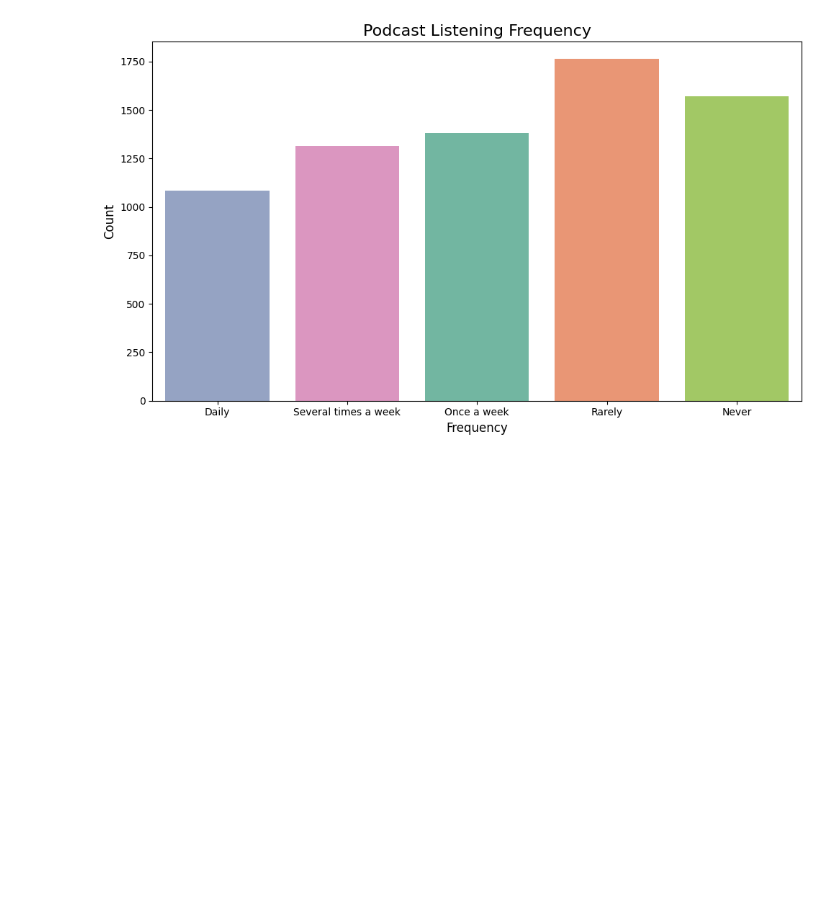
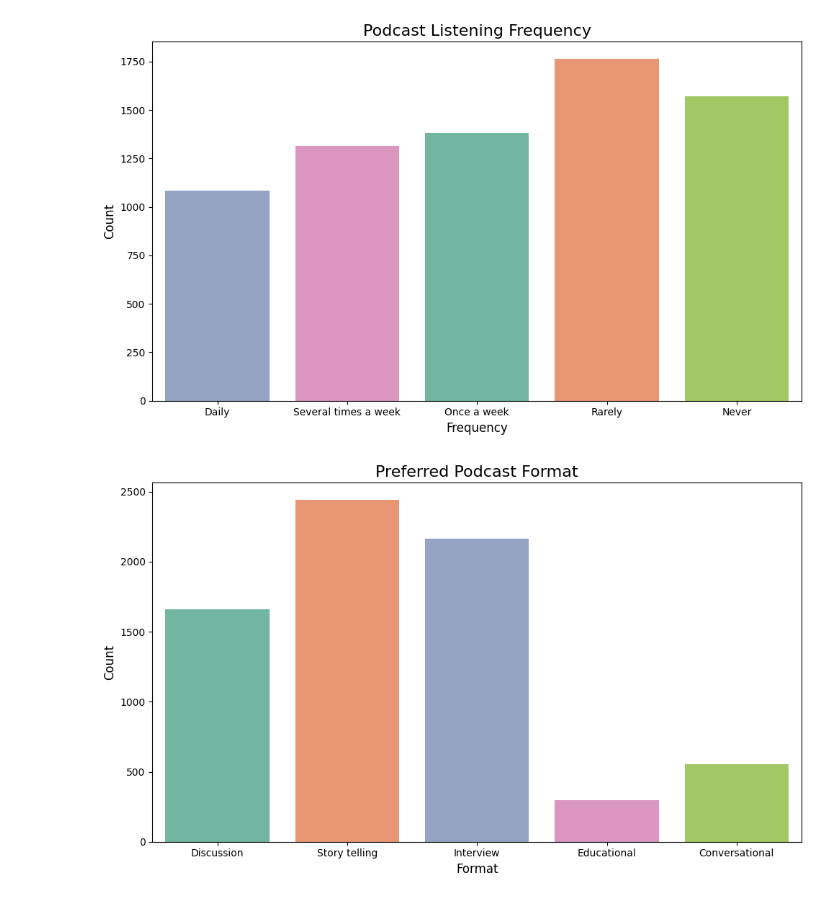
Before and after one commit to SabiJoseph/PRODIGY_DS_01, a Jupyter notebook: PRODIGY_DS_01.ipynb, the cells around one changed output. Drawn from its saved outputs; the diff is of its cells as text; code cells hidden in the pictures; blank space fills up the shorter version.

```diff
--- a/PRODIGY_DS_01.ipynb
+++ b/PRODIGY_DS_01.ipynb
@@ -296,3 +293,14 @@ plt.tight_layout()
 plt.show()
 # %% [output]
 [figure]
+# %%
+#12. Preferred Podcasr Format
+plt.figure(figsize=(10, 6))
+sns.countplot(data=df, x='preffered_pod_format', palette='Set2', hue='preffered_pod_format', legend=False)
+plt.title('Preferred Podcast Format', fontsize=16)
+plt.xlabel('Format', fontsize=12)
+plt.ylabel('Count', fontsize=12)
+plt.tight_layout()
+plt.show()
+# %% [output]
+[figure, added]
```
Also changed, not shown: parts of 11 cells of this notebook.
